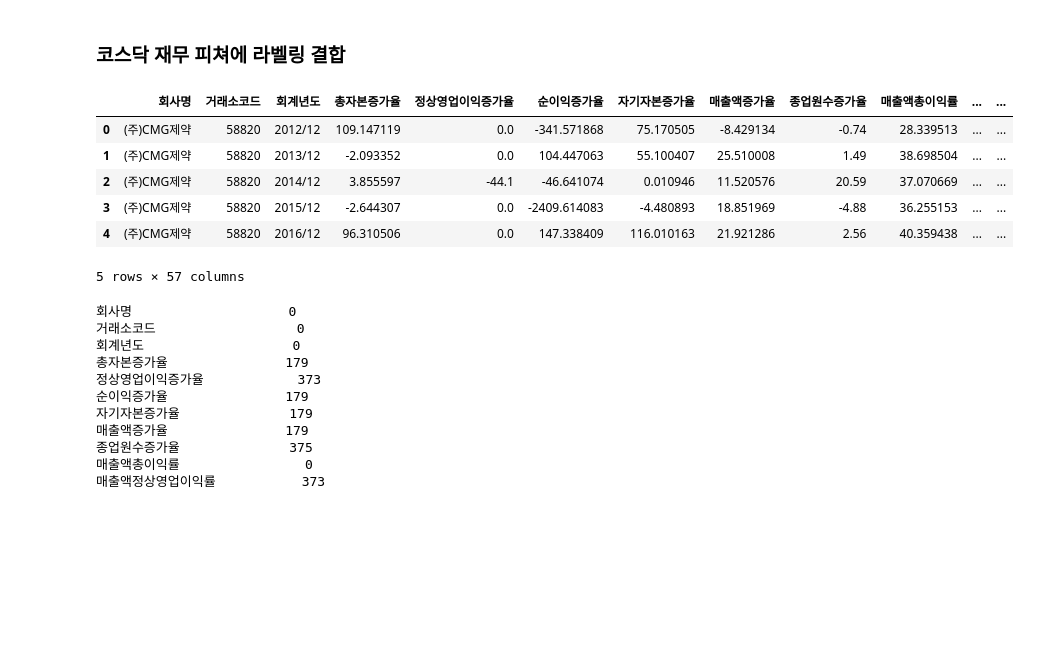
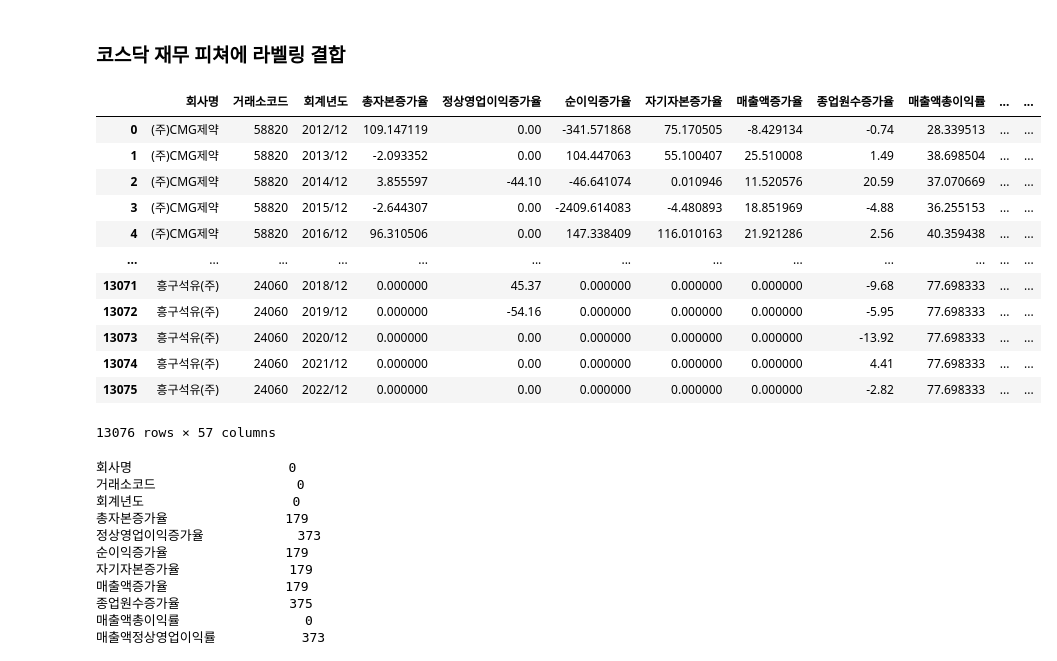
Before and after one commit to kimsierra/vscode, a Jupyter notebook: 2024/ML/프로젝트2/6코스피_코스닥_부실_결합.ipynb, the cells around one changed output. Saved outputs shown, nothing was run; the diff lists cells and outputs as text; code cells hidden in the pictures; blank space fills up the shorter version.

```diff
--- a/2024/ML/프로젝트2/6코스피_코스닥_부실_결합.ipynb
+++ b/2024/ML/프로젝트2/6코스피_코스닥_부실_결합.ipynb
@@ -176,18 +224,24 @@ final_kos_df.describe()
 # %% [markdown]
 ### 코스닥 재무 피쳐에 라벨링 결합
 # %%
-kod = pd.read_csv('코스닥재무피쳐_정리(최종).csv',index_col = 0)
-kod_label = pd.read_csv('코스닥_라벨링_최종.csv',index_col = 0)
+kod = pd.read_csv('data/코스닥재무피쳐_정리(최종).csv',index_col = 0)
+kod_label = pd.read_csv('data/코스닥_라벨링_최종.csv',index_col = 0)
 final_kod = pd.merge(kod,kod_label[['회사명','거래소코드','회계년도','이자_부실','현금흐름_부실','자본_부실','부실']],how = 'left', on = ['회사명','거래소코드','회계년도'])
-final_kod.head()
+final_kod
 # %% [output]
 |  | 회사명 | 거래소코드 | 회계년도 | 총자본증가율 | 정상영업이익증가율 | 순이익증가율 | 자기자본증가율 | 매출액증가율 | 종업원수증가율 | 매출액총이익률 | ... | ... |
-| 0 | (주)CMG제약 | 58820 | 2012/12 | 109.147119 | 0.0 | -341.571868 | 75.170505 | -8.429134 | -0.74 | 28.339513 | ... | ... |
-| 1 | (주)CMG제약 | 58820 | 2013/12 | -2.093352 | 0.0 | 104.447063 | 55.100407 | 25.510008 | 1.49 | 38.698504 | ... | ... |
-| 2 | (주)CMG제약 | 58820 | 2014/12 | 3.855597 | -44.1 | -46.641074 | 0.010946 | 11.520576 | 20.59 | 37.070669 | ... | ... |
-| 3 | (주)CMG제약 | 58820 | 2015/12 | -2.644307 | 0.0 | -2409.614083 | -4.480893 | 18.851969 | -4.88 | 36.255153 | ... | ... |
-| 4 | (주)CMG제약 | 58820 | 2016/12 | 96.310506 | 0.0 | 147.338409 | 116.010163 | 21.921286 | 2.56 | 40.359438 | ... | ... |
+| 0 | (주)CMG제약 | 58820 | 2012/12 | 109.147119 | 0.00 | -341.571868 | 75.170505 | -8.429134 | -0.74 | 28.339513 | ... | ... |
+| 1 | (주)CMG제약 | 58820 | 2013/12 | -2.093352 | 0.00 | 104.447063 | 55.100407 | 25.510008 | 1.49 | 38.698504 | ... | ... |
+| 2 | (주)CMG제약 | 58820 | 2014/12 | 3.855597 | -44.10 | -46.641074 | 0.010946 | 11.520576 | 20.59 | 37.070669 | ... | ... |
+| 3 | (주)CMG제약 | 58820 | 2015/12 | -2.644307 | 0.00 | -2409.614083 | -4.480893 | 18.851969 | -4.88 | 36.255153 | ... | ... |
+| 4 | (주)CMG제약 | 58820 | 2016/12 | 96.310506 | 0.00 | 147.338409 | 116.010163 | 21.921286 | 2.56 | 40.359438 | ... | ... |
+| ... | ... | ... | ... | ... | ... | ... | ... | ... | ... | ... | ... | ... |
+| 13071 | 흥구석유(주) | 24060 | 2018/12 | 0.000000 | 45.37 | 0.000000 | 0.000000 | 0.000000 | -9.68 | 77.698333 | ... | ... |
+| 13072 | 흥구석유(주) | 24060 | 2019/12 | 0.000000 | -54.16 | 0.000000 | 0.000000 | 0.000000 | -5.95 | 77.698333 | ... | ... |
+| 13073 | 흥구석유(주) | 24060 | 2020/12 | 0.000000 | 0.00 | 0.000000 | 0.000000 | 0.000000 | -13.92 | 77.698333 | ... | ... |
+| 13074 | 흥구석유(주) | 24060 | 2021/12 | 0.000000 | 0.00 | 0.000000 | 0.000000 | 0.000000 | 4.41 | 77.698333 | ... | ... |
+| 13075 | 흥구석유(주) | 24060 | 2022/12 | 0.000000 | 0.00 | 0.000000 | 0.000000 | 0.000000 | -2.82 | 77.698333 | ... | ... |
-5 rows × 57 columns
+13076 rows × 57 columns
 # %%
 #코스닥 결측치 중 179개 -> 상장 첫해년도로 인한 결측
 final_kod.isna().sum()
```
Also changed, not shown: parts of 23 cells of this notebook, 48 other files.
